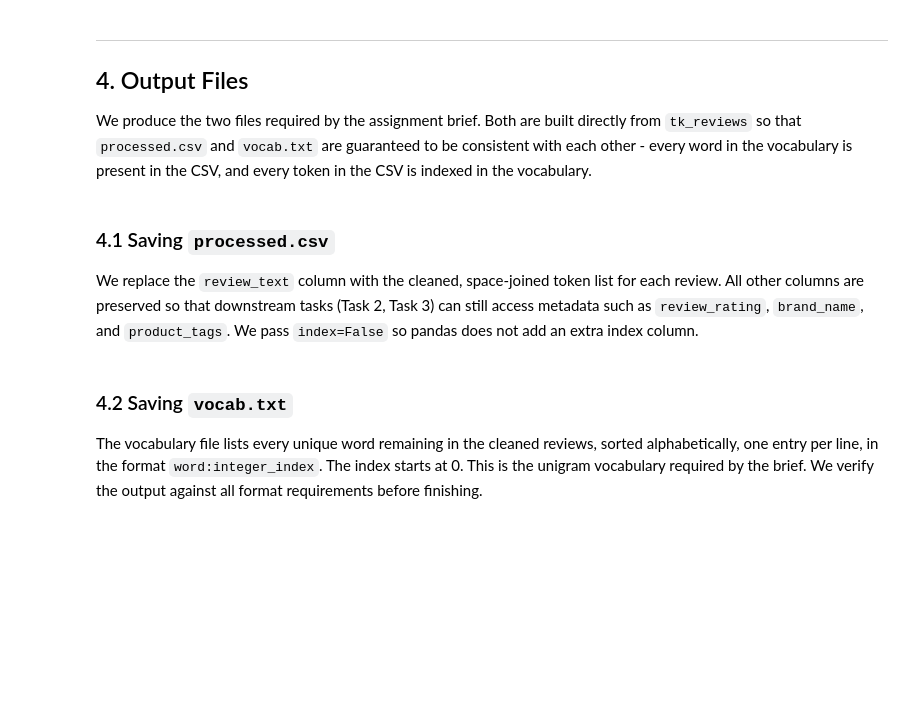
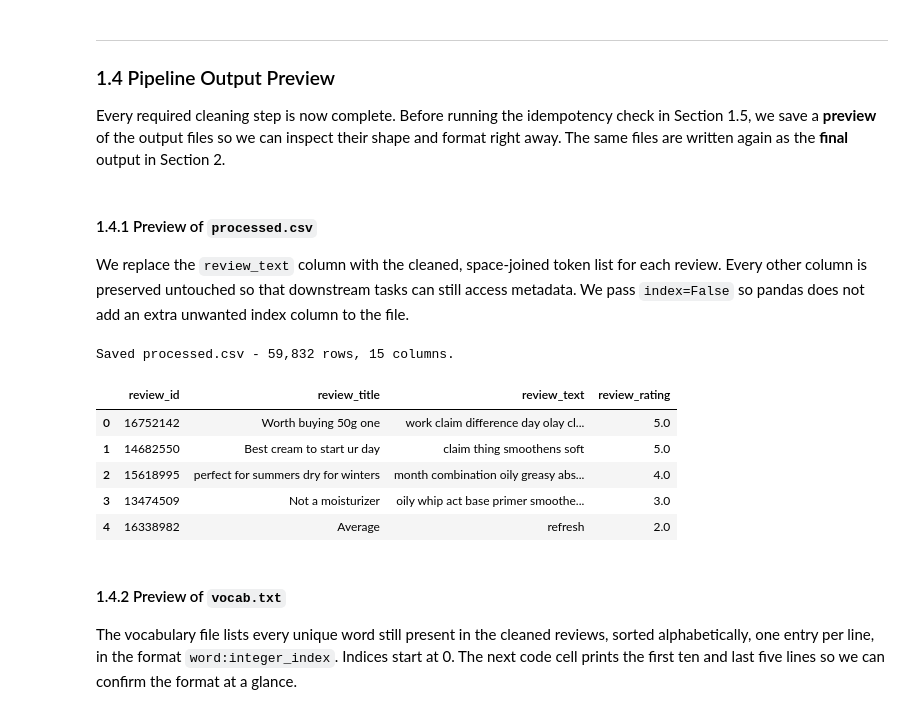
Before and after one commit to namnguyen20999/NLP-Web-based-Data-Application, a Jupyter notebook: notebooks/task1.ipynb, the cells around one changed output. Drawn from its saved outputs; the diff is of its cells as text; code cells hidden in the pictures; blank space fills up the shorter version.

```diff
--- a/notebooks/task1.ipynb
+++ b/notebooks/task1.ipynb
@@ -88,4 +125,4 @@ it is purely observational.
 # %%
-REVIEWS_PATH = '../data/cosmetics_beauty_products_reviews.csv'
+REVIEWS_PATH = 'cosmetics_beauty_products_reviews.csv'
 raw_reviews_df = pd.read_csv(REVIEWS_PATH, sep=',', header=0)
 # %% [markdown]
@@ -761,5 +1231,5 @@ sharply improves the word variety ratio.
 # %%
-STOPWORDS_PATH = Path("../data/stopwords_en.txt")
+STOPWORDS_PATH = Path("stopwords_en.txt")
 def load_stopwords(path: Path) -> frozenset[str]:
     """Load the stop-word list from disk into a frozenset."""
     if not path.exists():
@@ -1027,27 +1708,38 @@ stats_print(tk_reviews)
 # %% [markdown]
 ---
-## 4. Output Files
-We produce the two files required by the assignment brief. Both are built directly
-from `tk_reviews` so that `processed.csv` and `vocab.txt` are guaranteed to be
-consistent with each other - every word in the vocabulary is present in the CSV,
-and every token in the CSV is indexed in the vocabulary.
+### 1.4 Pipeline Output Preview
+
+Every required cleaning step is now complete. Before running the idempotency check
+in Section 1.5, we save a **preview** of the output files so we can inspect their
+shape and format right away. The same files are written again as the **final** output
+in Section 2.
 # %% [markdown]
-### 4.1 Saving `processed.csv`
-We replace the `review_text` column with the cleaned, space-joined token list for
-each review. All other columns are preserved so that downstream tasks (Task 2, Task 3)
-can still access metadata such as `review_rating`, `brand_name`, and `product_tags`.
-We pass `index=False` so pandas does not add an extra index column.
+#### 1.4.1 Preview of `processed.csv`
+
+We replace the `review_text` column with the cleaned, space-joined token list for each
+review. Every other column is preserved untouched so that downstream tasks can still
+access metadata. We pass `index=False` so pandas does not add an extra unwanted index
+column to the file.
 # %%
 processed_df = raw_reviews_df.copy()
 processed_df["review_text"] = [" ".join(r) for r in tk_reviews]
-processed_df.to_csv("../outputs/processed.csv", index=False)
+processed_df.to_csv("processed.csv", index=False)
 print(f"Saved processed.csv - {len(processed_df):,} rows, {processed_df.shape[1]} columns.")
 processed_df[["review_id", "review_title", "review_text", "review_rating"]].head()
+# %% [output]
+Saved processed.csv - 59,832 rows, 15 columns.
+|  | review_id | review_title | review_text | review_rating |
+| 0 | 16752142 | Worth buying 50g one | work claim difference day olay cl... | 5.0 |
+| 1 | 14682550 | Best cream to start ur day | claim thing smoothens soft | 5.0 |
+| 2 | 15618995 | perfect for summers dry for winters | month combination oily greasy abs... | 4.0 |
+| 3 | 13474509 | Not a moisturizer | oily whip act base primer smoothe... | 3.0 |
+| 4 | 16338982 | Average | refresh | 2.0 |
 # %% [markdown]
-### 4.2 Saving `vocab.txt`
-The vocabulary file lists every unique word remaining in the cleaned reviews,
+#### 1.4.2 Preview of `vocab.txt`
+
+The vocabulary file lists every unique word still present in the cleaned reviews,
 sorted alphabetically, one entry per line, in the format `word:integer_index`.
-The index starts at 0. This is the unigram vocabulary required by the brief.
-We verify the output against all format requirements before finishing.
+Indices start at 0. The next code cell prints the first ten and last five lines so
+we can confirm the format at a glance.
 # %%
 vocab = sorted(set(chain.from_iterable(tk_reviews)))
```
Also changed, not shown: parts of 128 cells of this notebook.
